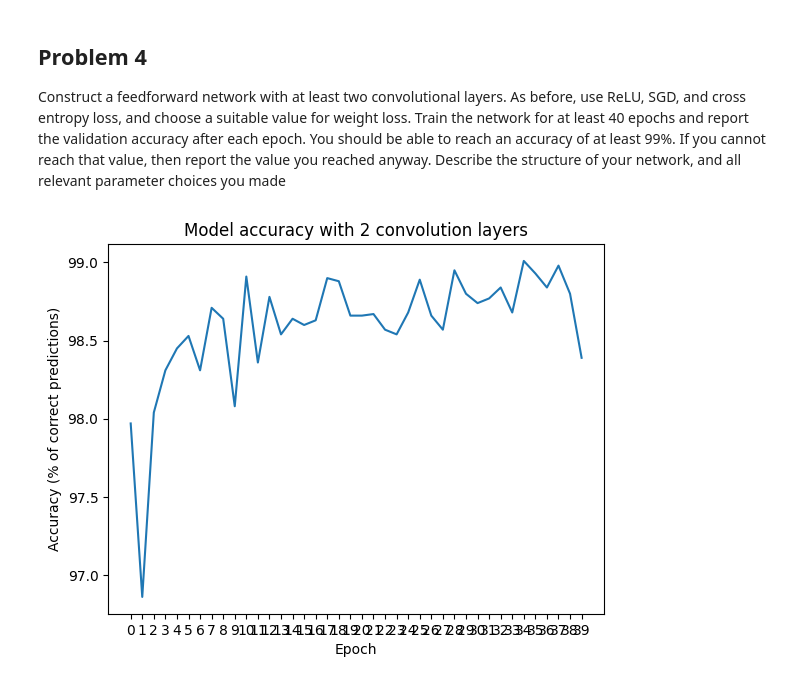
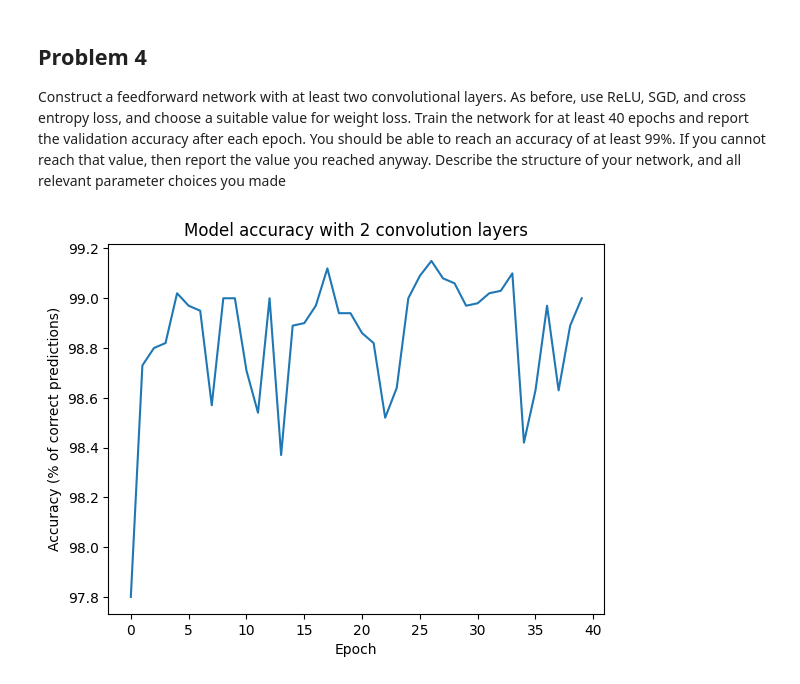
Before and after one commit to willayy/Data-Science-and-AI-DIT407, a Jupyter notebook: Lab 6/lab6.ipynb, the cells around one changed output. Drawn from its saved outputs; the diff is of its cells as text; code cells hidden in the pictures.

Commit message:
Implementing LeNet model

```diff
--- a/Lab 6/lab6.ipynb
+++ b/Lab 6/lab6.ipynb
@@ -238,29 +240,42 @@ accuracy after each epoch. You should be able to reach an accuracy of at least
 Describe the structure of your network, and all relevant parameter choices you
 made
 # %%
+transformer = transforms.Compose([
+    transforms.ToTensor(),
+])
+
+train_set = MNIST(root='./data', download=True, transform=transformer, train=True)
+test_set = MNIST(root='./data', download=True, transform=transformer, train=False)
+
 # Hyperparameters
 N_EPOCHS = 40
 BATCHSIZE = 10
 LR = 0.1
 INPUT_SIZE = 28*28
 OUTPUT_SIZE = 10
-NUM_CHANNELS_CONV1 = 5
-NUM_CHANNELS_CONV2 = 10
-SIZE_AFTER_CONV2 = 7*7 * NUM_CHANNELS_CONV2
+NUM_CHANNELS_CONV1 = 6
+NUM_CHANNELS_CONV2 = 16
+FIRST_LINEAR = 256
+SECOND_LINEAR = 120
+THIRD_LINEAR = 84
 WEIGHT_DECAY = 0.0001
 
-# Creating the model
+# Creating the model, based of LeNet-5
 model = nn.Sequential(
-    nn.Conv2d(in_channels=1, out_channels=NUM_CHANNELS_CONV1, kernel_size=3, padding=1),
+    nn.Conv2d(in_channels=1, out_channels=NUM_CHANNELS_CONV1, kernel_size=5, padding=0, stride=1),
+    nn.BatchNorm2d(6),
     nn.ReLU(),
-    nn.MaxPool2d(kernel_size = 2,stride = 2),
-    nn.Conv2d(in_channels= NUM_CHANNELS_CONV1, out_channels=NUM_CHANNELS_CONV2, kernel_size=3, padding=1),
+    nn.MaxPool2d(kernel_size = 2, stride = 2),
+    nn.Conv2d(in_channels= NUM_CHANNELS_CONV1, out_channels=NUM_CHANNELS_CONV2, kernel_size=5, padding=0, stride=1),
+    nn.BatchNorm2d(16),
     nn.ReLU(),
     nn.MaxPool2d(kernel_size = 2,stride = 2),
     nn.Flatten(),
-    nn.Linear(SIZE_AFTER_CONV2, 100),
+    nn.Linear(FIRST_LINEAR, SECOND_LINEAR),
     nn.ReLU(),
-    nn.Linear(100, OUTPUT_SIZE),
+    nn.Linear(SECOND_LINEAR, THIRD_LINEAR),
+    nn.ReLU(),
+    nn.Linear(THIRD_LINEAR, OUTPUT_SIZE)
 )
 
 # Loss function to calculate predictions vs label distance,
@@ -287,32 +302,32 @@ for i in range(N_EPOCHS):
         loss.backward() # backward pass
         optimizer.step() # update weights
 
     correct = 0
     total = 0
 
     # Evaluation loop
 
     model.eval() # set model to evaluation mode, im guessing this disables some things internally in PyTorch
     with torch.no_grad(): # no need to track gradients during evaluation
         for batch in test_loader:
             Xs_test: Tensor = batch[0]
             ys_test: Tensor = batch[1]
             output: Tensor = model(Xs_test)
             predicted = torch.argmax(output, 1)
             total += ys_test.size(0)
             # sum up all elements in the tensor that are equal
             # use .item() to get the value as a python number as
             # result is a tensor with one element
             correct += (predicted == ys_test).sum().item()
             accuracy = (correct / total) * 100
 
     accuracies.append(accuracy)
 
 plt.plot(accuracies)
 plt.title('Model accuracy with 2 convolution layers')
 plt.xlabel('Epoch')
-plt.xticks(range(N_EPOCHS))
+plt.xticks(range(0, N_EPOCHS + 1,5))
 plt.ylabel(r'Accuracy (% of correct predictions)')
 plt.show()
 # %% [output]
-[figure, old version]
+[figure, new version]
```
Also changed, not shown: parts of 2 cells of this notebook.
